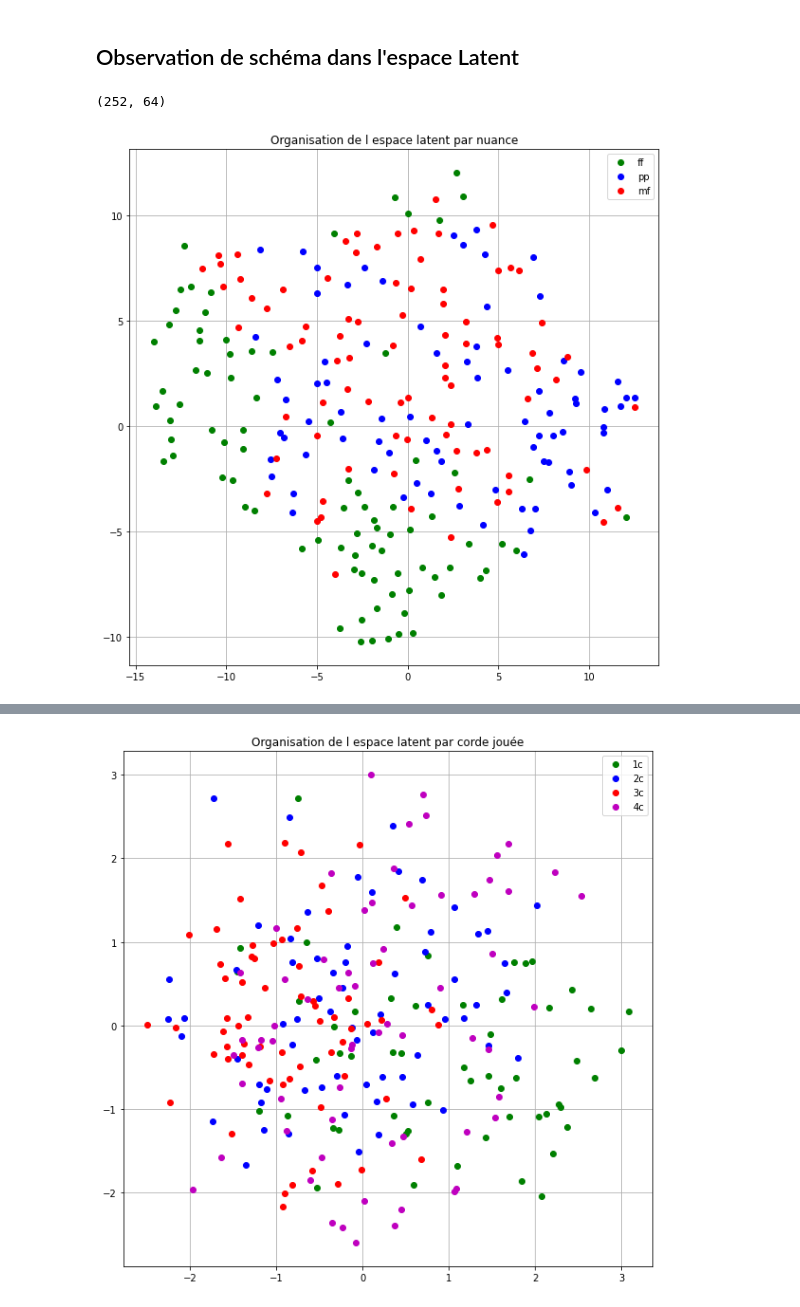
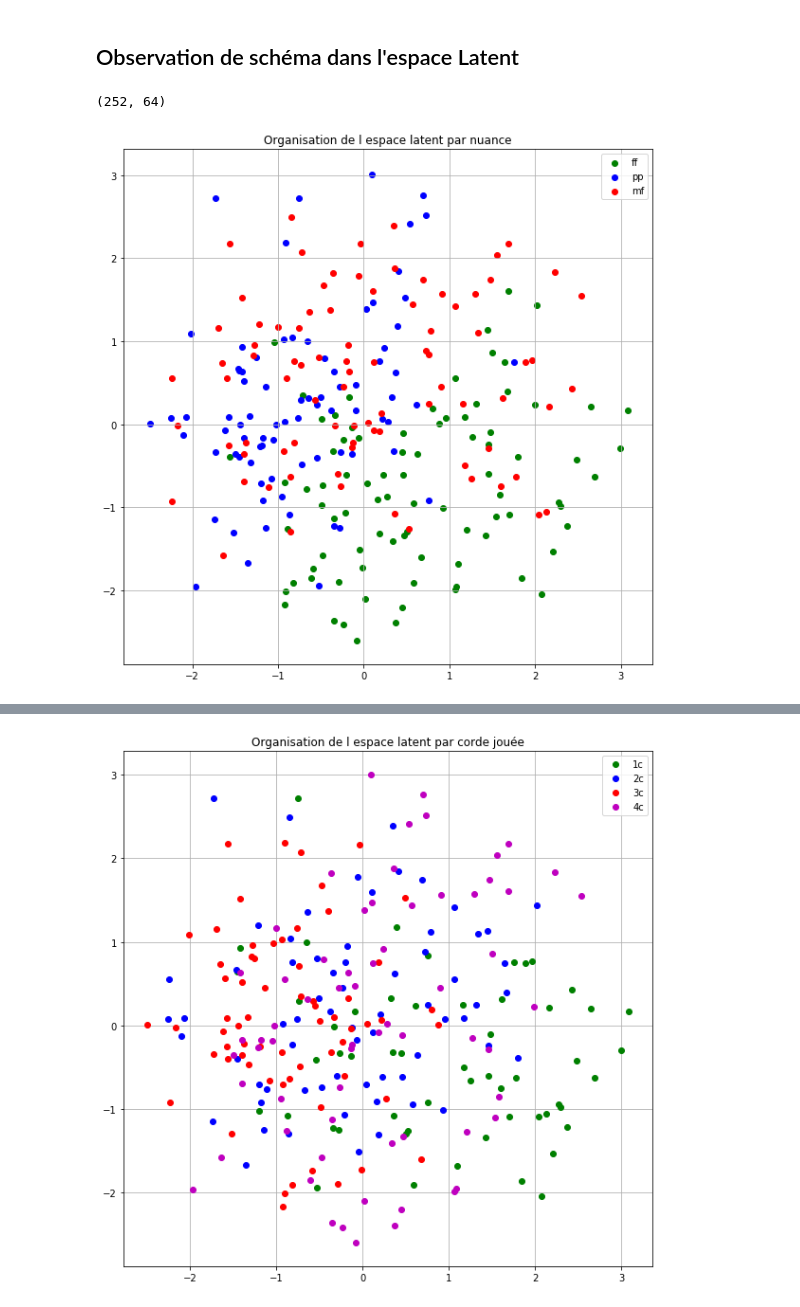
Before and after one commit to ArganVerrier/Learning-controls-and-interactions-for-DDSP, a Jupyter notebook: Solordinario/VAE_Solordinario_ExploreLatentSpace.ipynb, the cells around one changed output, grey strips where cells are left out. Cells and saved outputs as stored; diff of their text form; code cells hidden in the pictures.

```diff
--- a/Solordinario/VAE_Solordinario_ExploreLatentSpace.ipynb
+++ b/Solordinario/VAE_Solordinario_ExploreLatentSpace.ipynb
@@ -256,6 +260,8 @@ def interpolation(lambda1, model, img1, img2):
 
 
 # interpolation lambdas
+i1 = 10
+i2 = 11
 lambda_range=np.linspace(0,1,6)
 list_int = [[train_db[2,0,:]*MAX1,train_db[2,1,:]*pitches[2]*MAX2]]
 
@@ -270,13 +276,13 @@ ax3.set_xlabel('Sample')
 
 for ind,l in enumerate(lambda_range):
 
-    inter_image,lat = interpolation(float(l), vae, torch.from_numpy(train_db[2,:,:]).view(1,2,750).float(), torch.from_numpy(train_db[168,:,:]).view(1,2,750).float())
+    inter_image,lat = interpolation(float(l), vae, torch.from_numpy(train_db[i1,:,:]).view(1,2,750).float(), torch.from_numpy(train_db[i2,:,:]).view(1,2,750).float())
     inter_image = inter_image.detach().numpy()
 
-    list_int.append([inter_image[0,0,:]*MAX1,(inter_image[0,1,:]*MAX2*((pitches[2]*l+pitches[165]*(1-l))))])
+    list_int.append([inter_image[0,0,:]*MAX1,(inter_image[0,1,:]*((pitches[i1]*l+pitches[i2]*(1-l))))])
 
     ax1.plot(inter_image[0,0,:]*MAX1, label=str(l))
-    ax2.plot(inter_image[0,1,:]*MAX2*(pitches[2]*l+pitches[165]*(1-l)), label=str(l))
+    ax2.plot(inter_image[0,1,:]*(pitches[i1]*l+pitches[i2]*(1-l)), label=str(l))
     ax3.plot(inter_image[0,1,:]/np.mean(inter_image[0,1,:]), label=str(l))
 
 
@@ -289,7 +295,6 @@ ax2.set_title('Interpolation Pitch')
 ax2.legend()
 ax2.grid()
 ax3.set_title('Interpolation Pitch centré en 1')
-ax3.set_ylim((0.95, 1.05))
 ax3.legend()
 ax3.grid()
 # %% [output]
@@ -309,43 +311,53 @@ V.listen(0)
+# %%
+import scipy.io.wavfile as wav
+
+#Chose Indice To Listen
+for i in range(np.size(lambda_range)):
+    sig, Sr = V.listen(i)
+    wav.write('Audio_Interp_lambda='+str(lambda_range[i])+'.wav', Sr, sig)
 # %% [markdown]
 ## Observation de schéma dans l'espace Latent
 # %%
 from sklearn.decomposition import PCA
 from sklearn.manifold import TSNE
+import matplotlib.pyplot as plt
 
-pca = TSNE(n_components=2)
+%matplotlib inline
+
+pca = PCA(n_components=2)
 
 vae.eval()
 
 arg_ff = [i for i, x in enumerate(dict_r1['vel']) if x == "ff"]
 latent_val_ff,_ = vae.encoder(torch.from_numpy(train_db[arg_ff,:,:]).view(len(arg_ff),2,750).float())
 
 arg_pp = [i for i, x in enumerate(dict_r1['vel']) if x == "pp"]
 latent_val_pp,_ = vae.encoder(torch.from_numpy(train_db[arg_pp,:,:]).view(len(arg_pp),2,750).float())
 
 
 arg_mf = [i for i, x in enumerate(dict_r1['vel']) if x == "mf"]
 latent_val_mf,_ = vae.encoder(torch.from_numpy(train_db[arg_mf,:,:]).view(len(arg_mf),2,750).float())
 
 latent_ff = latent_val_ff.detach().numpy()
 latent_pp = latent_val_pp.detach().numpy()
 latent_mf = latent_val_mf.detach().numpy()
 
 latent_val = np.concatenate((latent_ff, latent_pp, latent_mf), axis=0)
 
 print(np.shape(latent_val))
 
 x = pca.fit_transform(latent_val)
 
 plt.figure(figsize=(10,10))
-plt.plot(x[:86,0], x[:86,1], 'og', label='ff')
-plt.plot(x[87:167,0], x[87:167,1], 'ob', label='pp')
-plt.plot(x[167:,0], x[167:,1], 'or', label='mf')
+plt.scatter(x[:86,0], x[:86,1], c='g', label='ff')
+plt.scatter(x[87:167,0], x[87:167,1], c='b', label='pp')
+plt.scatter(x[167:,0], x[167:,1], c='r', label='mf')
 plt.legend()
 plt.title('Organisation de l espace latent par nuance')
 plt.grid()
 # %% [output]
 (252, 64)
-[figure, old version]
+[figure, new version]
 # %%
 NOTES_FLAT = ['C', 'Db', 'D', 'Eb', 'E', 'F', 'Gb', 'G', 'Ab', 'A', 'Bb', 'B']
 NOTES_SHARP = ['C', 'C#', 'D', 'D#', 'E', 'F', 'F#', 'G', 'G#', 'A', 'A#', 'B']
```
Also changed, not shown: parts of 7 cells of this notebook, 1 other file.
